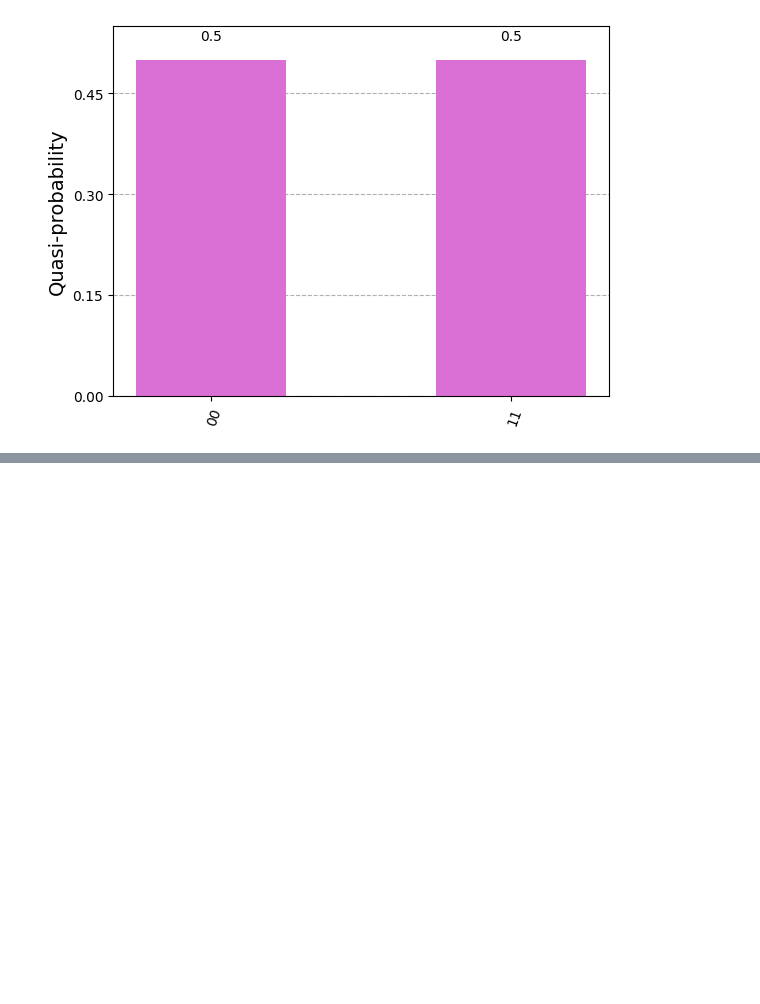
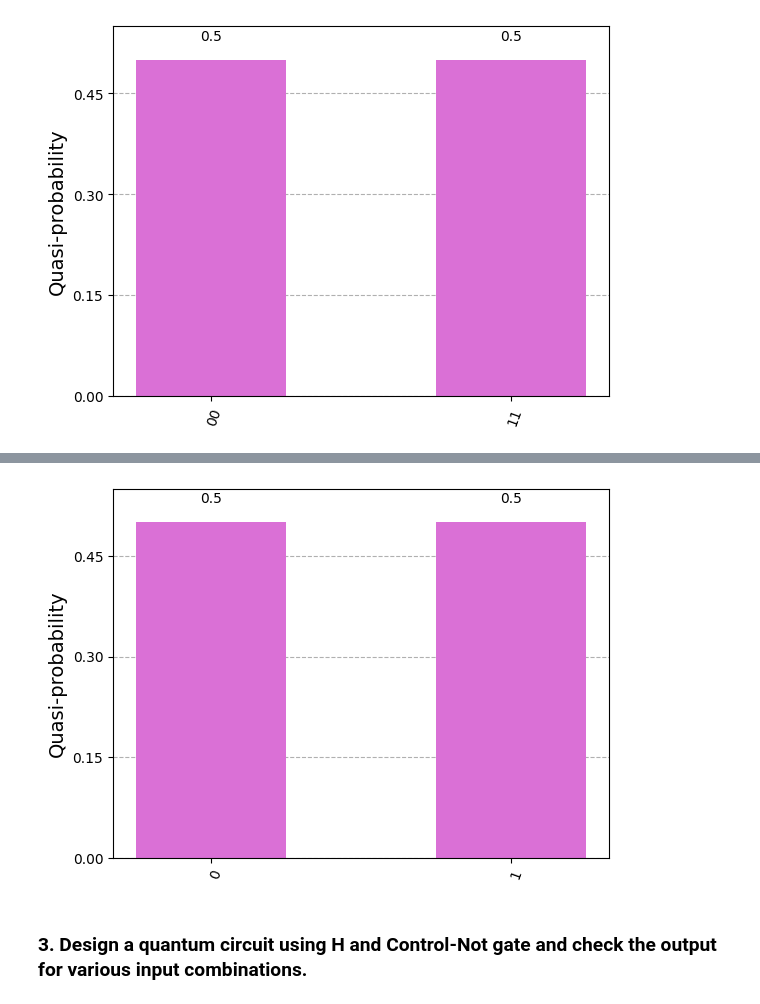
Before and after one commit to shiladityasarkar/QuantumComputing, a Jupyter notebook: 2348556_lab4.ipynb, the cells around one changed output, grey strips where cells are left out. Cells and saved outputs as stored; diff of their text form; code cells hidden in the pictures; blank space fills up the shorter version.

```diff
--- a/2348556_lab4.ipynb
+++ b/2348556_lab4.ipynb
@@ -128,0 +161,9 @@ QiskitError: 'Some classical bits are not used for measurements. the number of c
+# %%
+job_reverse = sampler.run(QCR)
+result_reverse = job_reverse.result()
+counts_reverse = result_reverse.quasi_dists[0].nearest_probability_distribution()
+plot_histogram(counts_reverse, color='orchid')
+# %% [output]
+[figure, added]
+# %% [markdown]
+### **3. Design a quantum circuit using H and Control-Not gate and check the output for various input combinations.**
```
Also changed, not shown: parts of 16 cells of this notebook.
